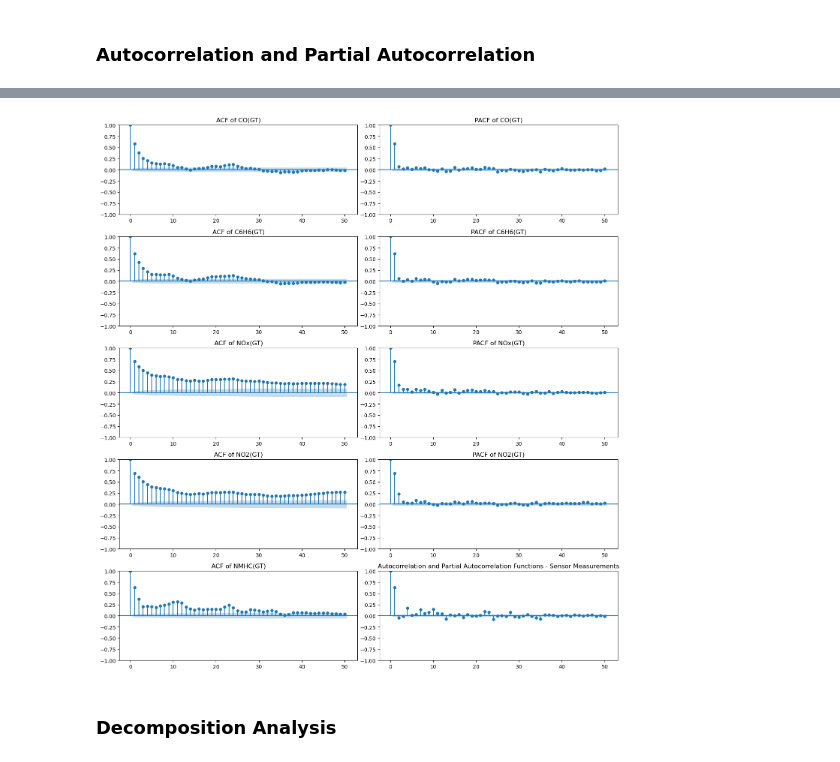
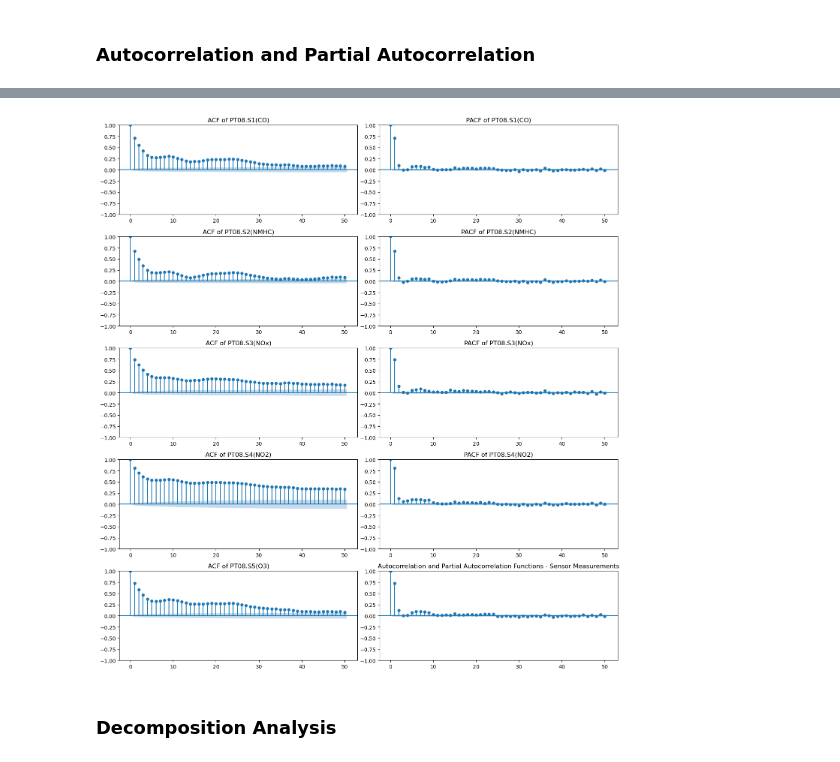
Before and after one commit to kanikaselva/AirQualityPredictionKafka, a Jupyter notebook: phase_2_data_intelligence/advancedAnalytics.ipynb, the cells around one changed output, grey strips where cells are left out. Drawn from its saved outputs; the diff is of its cells as text; code cells hidden in the pictures.

```diff
--- a/phase_2_data_intelligence/advancedAnalytics.ipynb
+++ b/phase_2_data_intelligence/advancedAnalytics.ipynb
@@ -51,19 +51,19 @@ plt.show()
 # %%
 # Autocorrelation and partial autocorrelation function analysis for temporal dependencies
-cols_to_analyze = ['CO(GT)', 'C6H6(GT)', 'NOx(GT)', 'NO2(GT)', 'NMHC(GT)']
+cols_to_analyze = ['PT08.S1(CO)', 'PT08.S2(NMHC)', 'PT08.S3(NOx)', 'PT08.S4(NO2)', 'PT08.S5(O3)']
 fig, axes = plt.subplots(len(cols_to_analyze), 2, figsize=(14, 3 * len(cols_to_analyze)))
 
 for i, col in enumerate(cols_to_analyze):
     plot_acf(data[col], ax=axes[i, 0], lags=50)
     axes[i, 0].set_title(f'ACF of {col}')
     plot_pacf(data[col], ax=axes[i, 1], lags=50)
     axes[i, 1].set_title(f'PACF of {col}')
 
 plt.title('Autocorrelation and Partial Autocorrelation Functions - Sensor Measurements')
 plt.tight_layout()
 plt.show()
 # %% [output]
-[figure, old version]
+[figure, new version]
 # %% [markdown]
 ### Decomposition Analysis
 # %%
```
Also changed, not shown: parts of 6 cells of this notebook, 27 other files.
